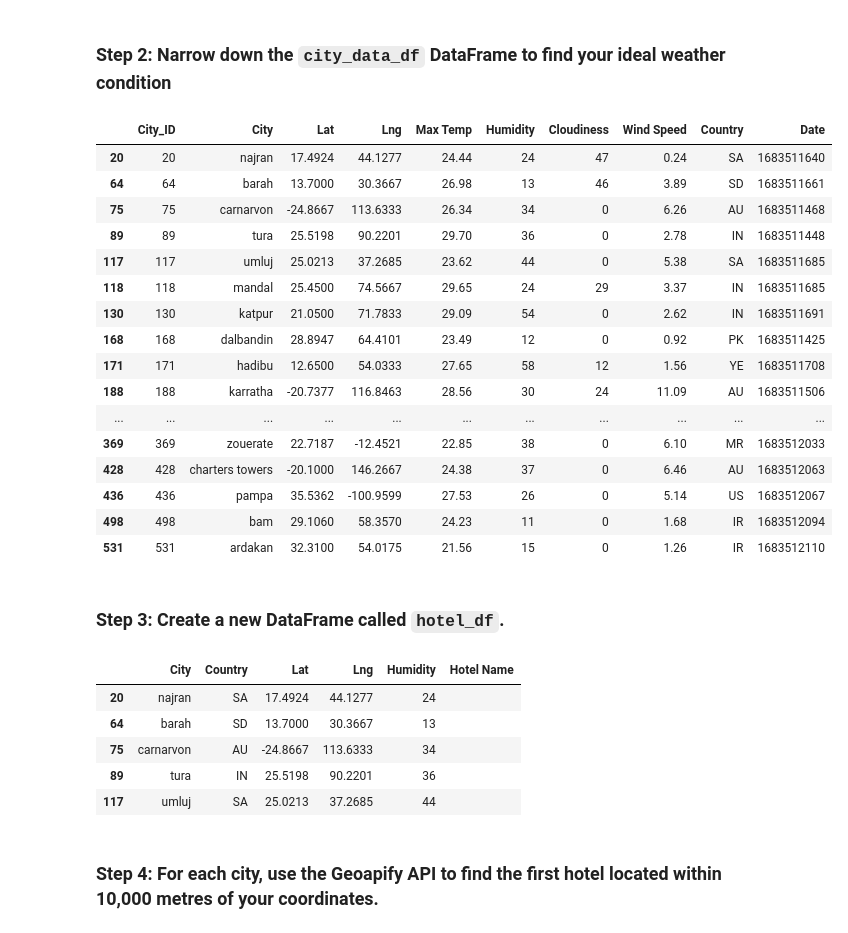
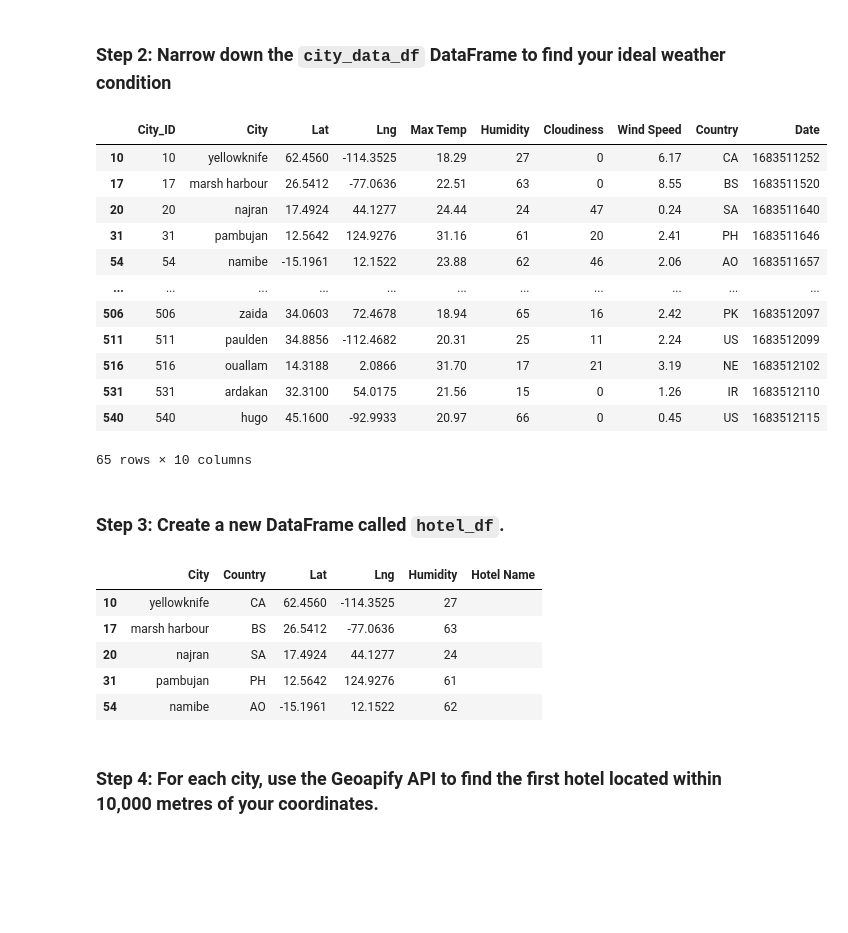
Before and after one commit to vandyckc/python-api-challenge, a Jupyter notebook: VacationPy.ipynb, the cells around one changed output. Drawn from its saved outputs; the diff is of its cells as text; code cells hidden in the pictures; blank space fills up the shorter version.

```diff
--- a/VacationPy.ipynb
+++ b/VacationPy.ipynb
@@ -56,34 +56,30 @@ cities_map_plot
 ### Step 2: Narrow down the `city_data_df` DataFrame to find your ideal weather condition
 # %%
 # Narrow down cities that fit criteria and drop any results with null values
-ideal_weather_df = city_data_df.loc[(city_data_df["Max Temp"] < 30)
-                                    & (city_data_df["Max Temp"] > 21)
+ideal_weather_df = city_data_df.loc[(city_data_df["Max Temp"] < 32)
+                                    & (city_data_df["Max Temp"] > 18)
                                     & (city_data_df["Cloudiness"] < 50)
-                                    & (city_data_df["Humidity"] < 60),:]
+                                    & (city_data_df["Humidity"] < 70),:]
 
 # Drop any rows with null values
 ideal_weather_df.dropna()
 
 # Display sample data
 ideal_weather_df
 # %% [output]
 |  | City_ID | City | Lat | Lng | Max Temp | Humidity | Cloudiness | Wind Speed | Country | Date |
+| 10 | 10 | yellowknife | 62.4560 | -114.3525 | 18.29 | 27 | 0 | 6.17 | CA | 1683511252 |
+| 17 | 17 | marsh harbour | 26.5412 | -77.0636 | 22.51 | 63 | 0 | 8.55 | BS | 1683511520 |
 | 20 | 20 | najran | 17.4924 | 44.1277 | 24.44 | 24 | 47 | 0.24 | SA | 1683511640 |
-| 64 | 64 | barah | 13.7000 | 30.3667 | 26.98 | 13 | 46 | 3.89 | SD | 1683511661 |
-| 75 | 75 | carnarvon | -24.8667 | 113.6333 | 26.34 | 34 | 0 | 6.26 | AU | 1683511468 |
-| 89 | 89 | tura | 25.5198 | 90.2201 | 29.70 | 36 | 0 | 2.78 | IN | 1683511448 |
-| 117 | 117 | umluj | 25.0213 | 37.2685 | 23.62 | 44 | 0 | 5.38 | SA | 1683511685 |
-| 118 | 118 | mandal | 25.4500 | 74.5667 | 29.65 | 24 | 29 | 3.37 | IN | 1683511685 |
-| 130 | 130 | katpur | 21.0500 | 71.7833 | 29.09 | 54 | 0 | 2.62 | IN | 1683511691 |
-| 168 | 168 | dalbandin | 28.8947 | 64.4101 | 23.49 | 12 | 0 | 0.92 | PK | 1683511425 |
-| 171 | 171 | hadibu | 12.6500 | 54.0333 | 27.65 | 58 | 12 | 1.56 | YE | 1683511708 |
-| 188 | 188 | karratha | -20.7377 | 116.8463 | 28.56 | 30 | 24 | 11.09 | AU | 1683511506 |
+| 31 | 31 | pambujan | 12.5642 | 124.9276 | 31.16 | 61 | 20 | 2.41 | PH | 1683511646 |
+| 54 | 54 | namibe | -15.1961 | 12.1522 | 23.88 | 62 | 46 | 2.06 | AO | 1683511657 |
 | ... | ... | ... | ... | ... | ... | ... | ... | ... | ... | ... |
-| 369 | 369 | zouerate | 22.7187 | -12.4521 | 22.85 | 38 | 0 | 6.10 | MR | 1683512033 |
-| 428 | 428 | charters towers | -20.1000 | 146.2667 | 24.38 | 37 | 0 | 6.46 | AU | 1683512063 |
-| 436 | 436 | pampa | 35.5362 | -100.9599 | 27.53 | 26 | 0 | 5.14 | US | 1683512067 |
-| 498 | 498 | bam | 29.1060 | 58.3570 | 24.23 | 11 | 0 | 1.68 | IR | 1683512094 |
+| 506 | 506 | zaida | 34.0603 | 72.4678 | 18.94 | 65 | 16 | 2.42 | PK | 1683512097 |
+| 511 | 511 | paulden | 34.8856 | -112.4682 | 20.31 | 25 | 11 | 2.24 | US | 1683512099 |
+| 516 | 516 | ouallam | 14.3188 | 2.0866 | 31.70 | 17 | 21 | 3.19 | NE | 1683512102 |
 | 531 | 531 | ardakan | 32.3100 | 54.0175 | 21.56 | 15 | 0 | 1.26 | IR | 1683512110 |
+| 540 | 540 | hugo | 45.1600 | -92.9933 | 20.97 | 66 | 0 | 0.45 | US | 1683512115 |
+65 rows × 10 columns
 # %% [markdown]
 ### Step 3: Create a new DataFrame called `hotel_df`.
 # %%
@@ -97,11 +93,11 @@ hotel_df["Hotel Name"]=""
 hotel_df.head()
 # %% [output]
 |  | City | Country | Lat | Lng | Humidity | Hotel Name |
+| 10 | yellowknife | CA | 62.4560 | -114.3525 | 27 |  |
+| 17 | marsh harbour | BS | 26.5412 | -77.0636 | 63 |  |
 | 20 | najran | SA | 17.4924 | 44.1277 | 24 |  |
-| 64 | barah | SD | 13.7000 | 30.3667 | 13 |  |
-| 75 | carnarvon | AU | -24.8667 | 113.6333 | 34 |  |
-| 89 | tura | IN | 25.5198 | 90.2201 | 36 |  |
-| 117 | umluj | SA | 25.0213 | 37.2685 | 44 |  |
+| 31 | pambujan | PH | 12.5642 | 124.9276 | 61 |  |
+| 54 | namibe | AO | -15.1961 | 12.1522 | 62 |  |
 # %% [markdown]
 ### Step 4: For each city, use the Geoapify API to find the first hotel located within 10,000 metres of your coordinates.
 # %%
```
Also changed, not shown: parts of 3 cells of this notebook, 1 other file.
